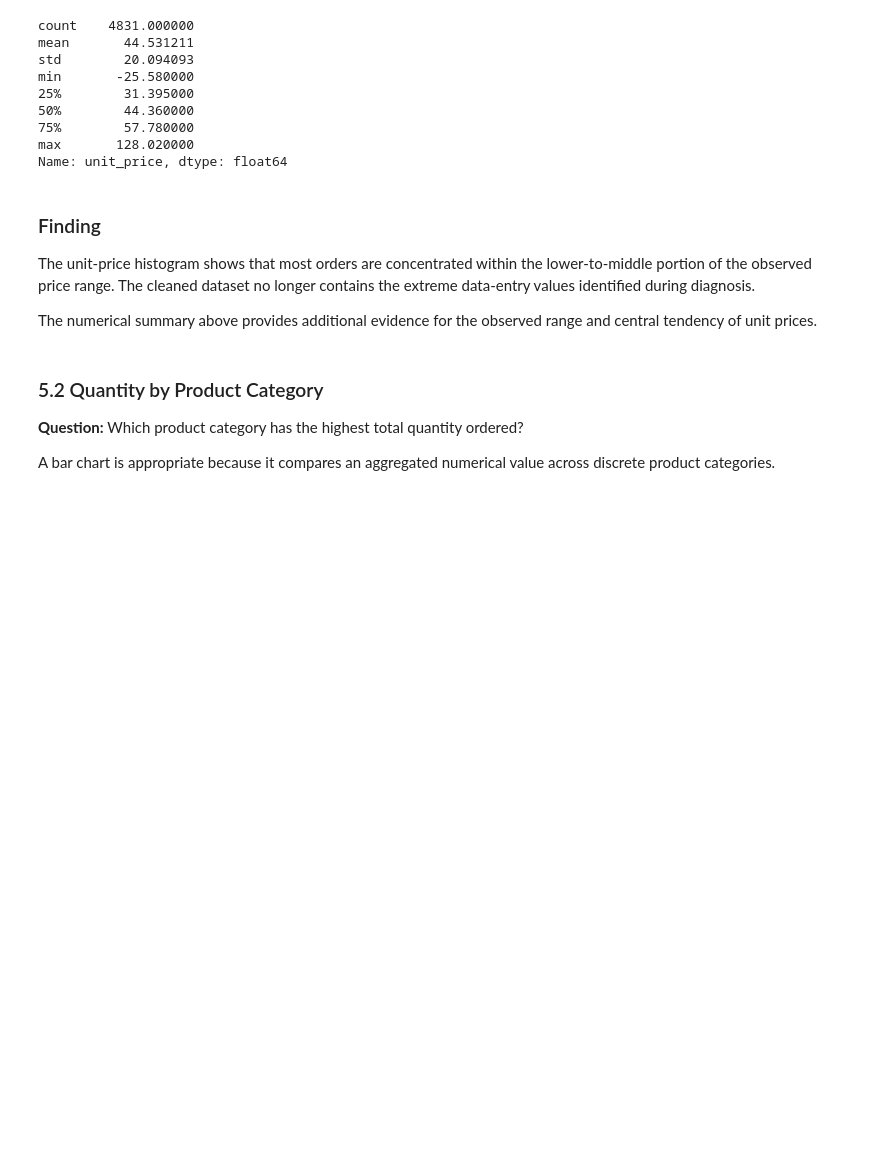
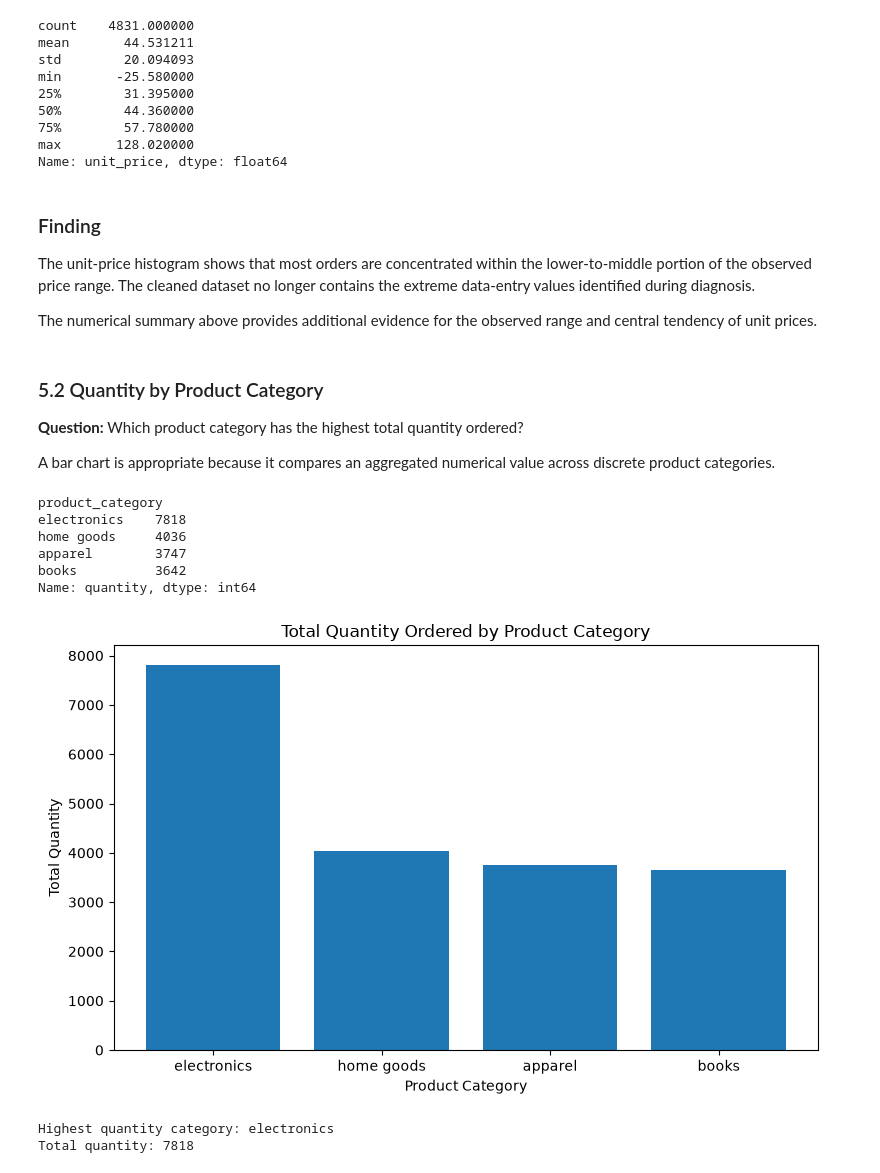
Before and after one commit to Muhammad-Subhan456/ArhamSoft_Internee_Updates, a Jupyter notebook: week5_20th_august_2026_Thursday/week5_thursday_eda.ipynb, the cells around one changed output. Cells and saved outputs as stored; diff of their text form; code cells hidden in the pictures; blank space fills up the shorter version.

Commit message:
added EDA visualizations and findings

```diff
--- a/week5_20th_august_2026_Thursday/week5_thursday_eda.ipynb
+++ b/week5_20th_august_2026_Thursday/week5_thursday_eda.ipynb
@@ -838,3 +838,44 @@ The numerical summary above provides additional evidence for the observed range
 **Question:** Which product category has the highest total quantity ordered?
 
 A bar chart is appropriate because it compares an aggregated numerical value across discrete product categories.
+# %%
+total_quantity_by_category = (
+    cleaned_orders
+    .groupby("product_category")["quantity"]
+    .sum()
+    .sort_values(ascending=False)
+)
+
+total_quantity_by_category
+# %% [output]
+product_category
+electronics    7818
+home goods     4036
+apparel        3747
+books          3642
+Name: quantity, dtype: int64
+# %%
+fig, ax = plt.subplots(figsize=(8, 5))
+
+ax.bar(
+    total_quantity_by_category.index,
+    total_quantity_by_category.values
+)
+
+ax.set_title("Total Quantity Ordered by Product Category")
+ax.set_xlabel("Product Category")
+ax.set_ylabel("Total Quantity")
+
+plt.tight_layout()
+plt.show()
+# %% [output]
+[figure, added]
+# %%
+top_quantity_category = total_quantity_by_category.idxmax()
+top_quantity = total_quantity_by_category.max()
+
+print("Highest quantity category:", top_quantity_category)
+print("Total quantity:", top_quantity)
+# %% [output]
+Highest quantity category: electronics
+Total quantity: 7818
```
Also changed, not shown: parts of 10 cells of this notebook.
